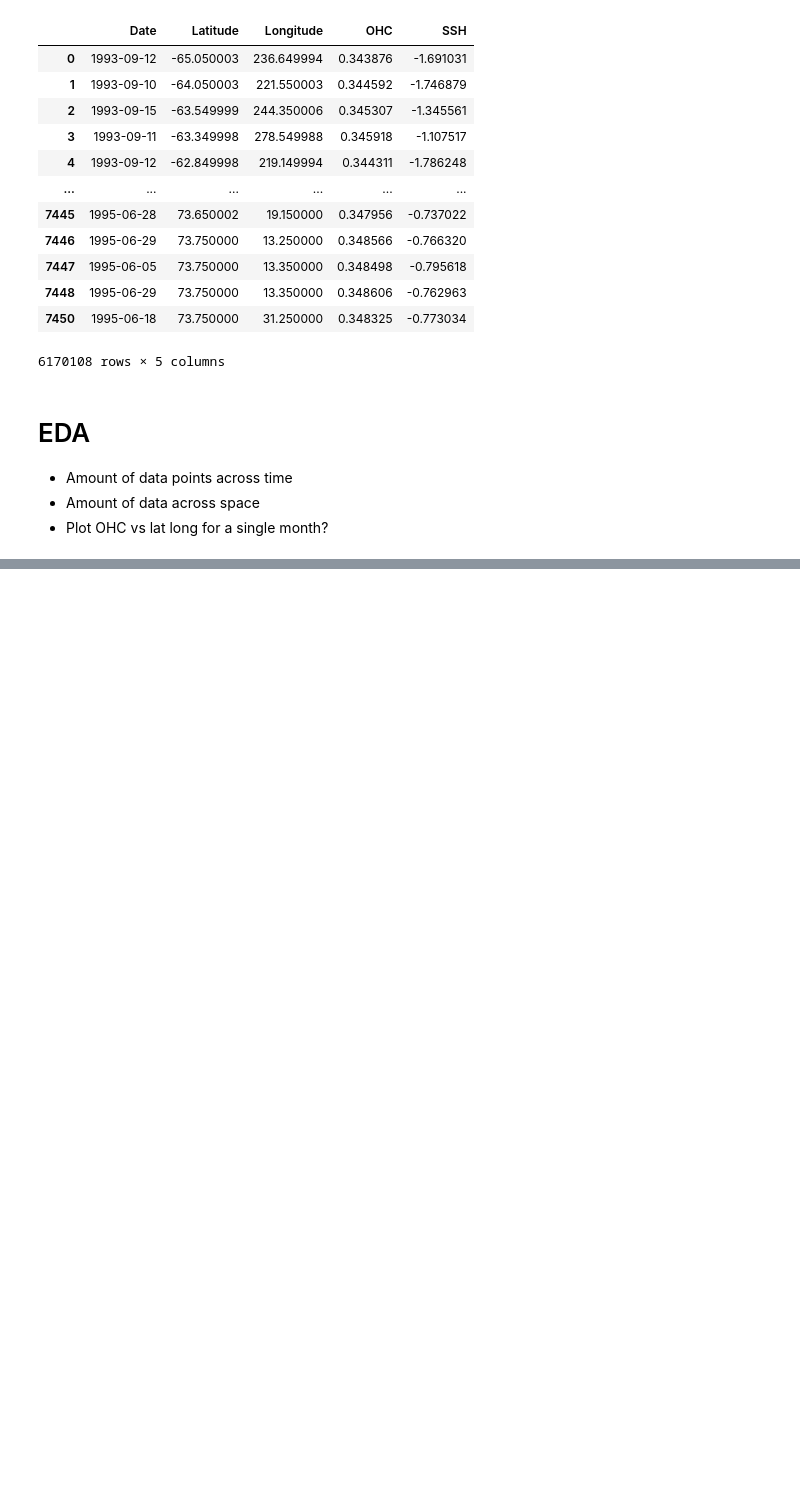
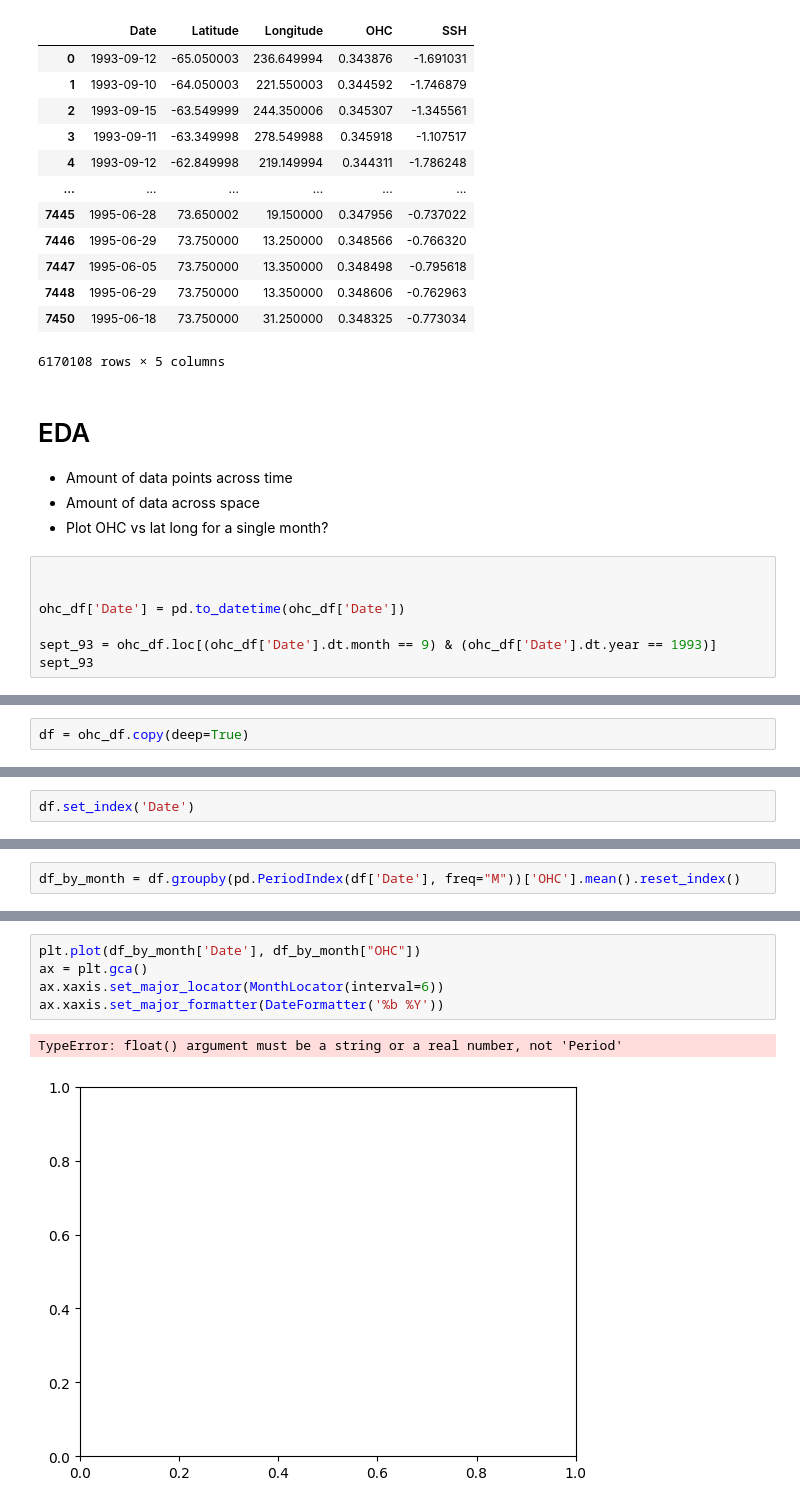
Before and after one commit to abbym-bristol/ME4OH_summer_project, a Jupyter notebook: Data/read_compile.ipynb, the cells around one changed output, grey strips where cells are left out. Saved outputs shown, nothing was run; the diff lists cells and outputs as text; blank space fills up the shorter version.

Commit message:
feat: plots of counts and means per month

```diff
--- a/Data/read_compile.ipynb
+++ b/Data/read_compile.ipynb
@@ -73,3 +76,10 @@ ohc_df
 - Amount of data points across time
 - Amount of data across space
 - Plot OHC vs lat long for a single month?
+# %%
+
+
+ohc_df['Date'] = pd.to_datetime(ohc_df['Date'])
+
+sept_93 = ohc_df.loc[(ohc_df['Date'].dt.month == 9) & (ohc_df['Date'].dt.year == 1993)]
+sept_93
@@ -75,0 +100,2 @@ ohc_df
+# %%
+df = ohc_df.copy(deep=True)
@@ -75,0 +140,2 @@ ohc_df
+# %%
+df.set_index('Date')
@@ -75,0 +160,2 @@ ohc_df
+# %%
+df_by_month = df.groupby(pd.PeriodIndex(df['Date'], freq="M"))['OHC'].mean().reset_index()
@@ -75,0 +178,8 @@ ohc_df
+# %%
+plt.plot(df_by_month['Date'], df_by_month["OHC"])
+ax = plt.gca()
+ax.xaxis.set_major_locator(MonthLocator(interval=6))
+ax.xaxis.set_major_formatter(DateFormatter('%b %Y'))
+# %% [output]
+TypeError: float() argument must be a string or a real number, not 'Period'
+[figure, added]
```
Also changed, not shown: parts of 10 cells of this notebook.
